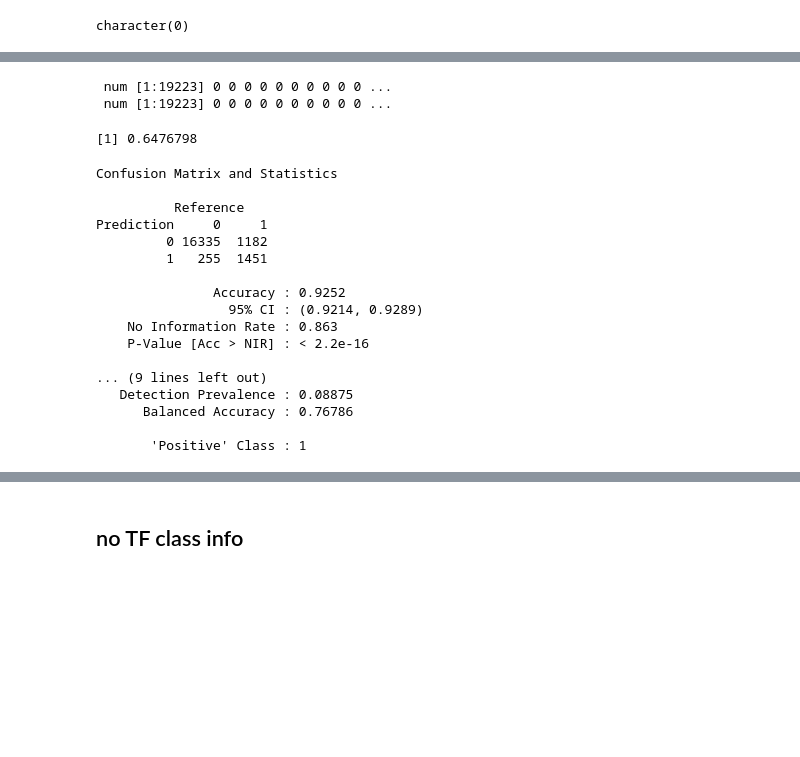
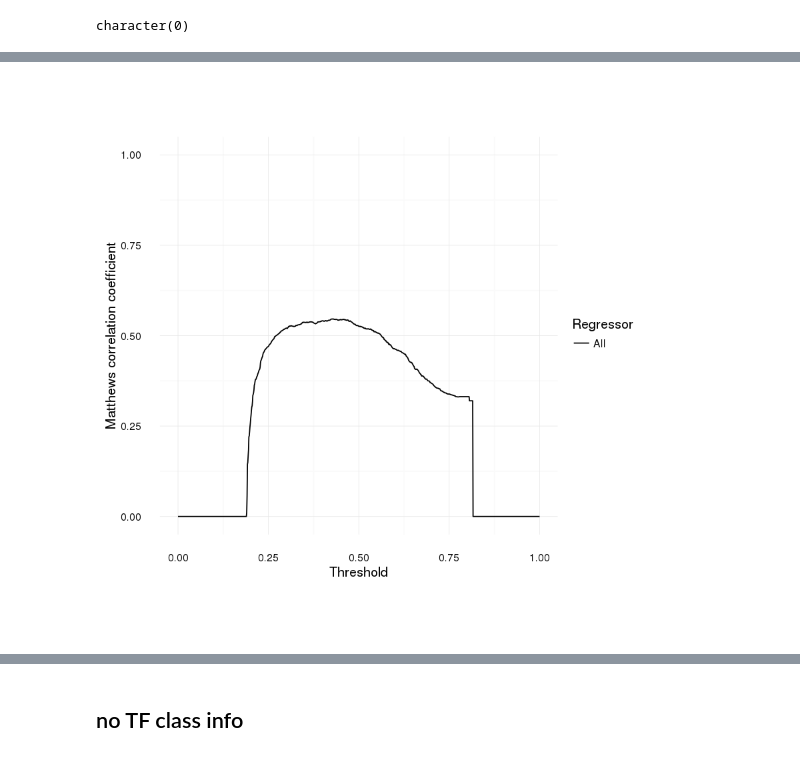
Before and after one commit to donovanr/shared_jupyter_notebooks, a Jupyter notebook: footprinting_ensemble_classifier_firstpass.ipynb, the cells around one changed output, grey strips where cells are left out. Cells and saved outputs as stored; diff of their text form; code cells hidden in the pictures; blank space fills up the shorter version.

```diff
--- a/footprinting_ensemble_classifier_firstpass.ipynb
+++ b/footprinting_ensemble_classifier_firstpass.ipynb
@@ -354,33 +330,7 @@ Area under the curve: 0.9139
-# %%
-str(y.test)
-str(round(preds.holdout.nonames))
-# %% [output]
- num [1:19223] 0 0 0 0 0 0 0 0 0 0 ...
- num [1:19223] 0 0 0 0 0 0 0 0 0 0 ...
-# %%
-preds.holdout.nonames <- preds.holdout
-names(preds.holdout.nonames) <- NULL
-
-mattcc(y.test,round(preds.holdout.nonames))
-# %% [output]
-[1] 0.6476798
-# %%
-confusionMatrix(round(preds.holdout.nonames), y.test, positive="1")
-# %% [output]
-Confusion Matrix and Statistics
-
-          Reference
-Prediction     0     1
-         0 16335  1182
-         1   255  1451
-
-               Accuracy : 0.9252
-                 95% CI : (0.9214, 0.9289)
-    No Information Rate : 0.863
-    P-Value [Acc > NIR] : < 2.2e-16
-
-... (9 lines left out)
-   Detection Prevalence : 0.08875
-      Balanced Accuracy : 0.76786
-
-       'Positive' Class : 1
+# %%
+smalltest.pred.df <- make.pred.df.from.model(gbdt.smalltest, X.test, y.test)
+smalltest.stat.df <- make.stats.df.from.preds(smalltest.pred.df, num.roc.points = 1001)
+# %%
+plot.mattcc.curve(smalltest.stat.df)
+# %% [output]
+[figure, added]
```
Also changed, not shown: parts of 39 cells of this notebook.
